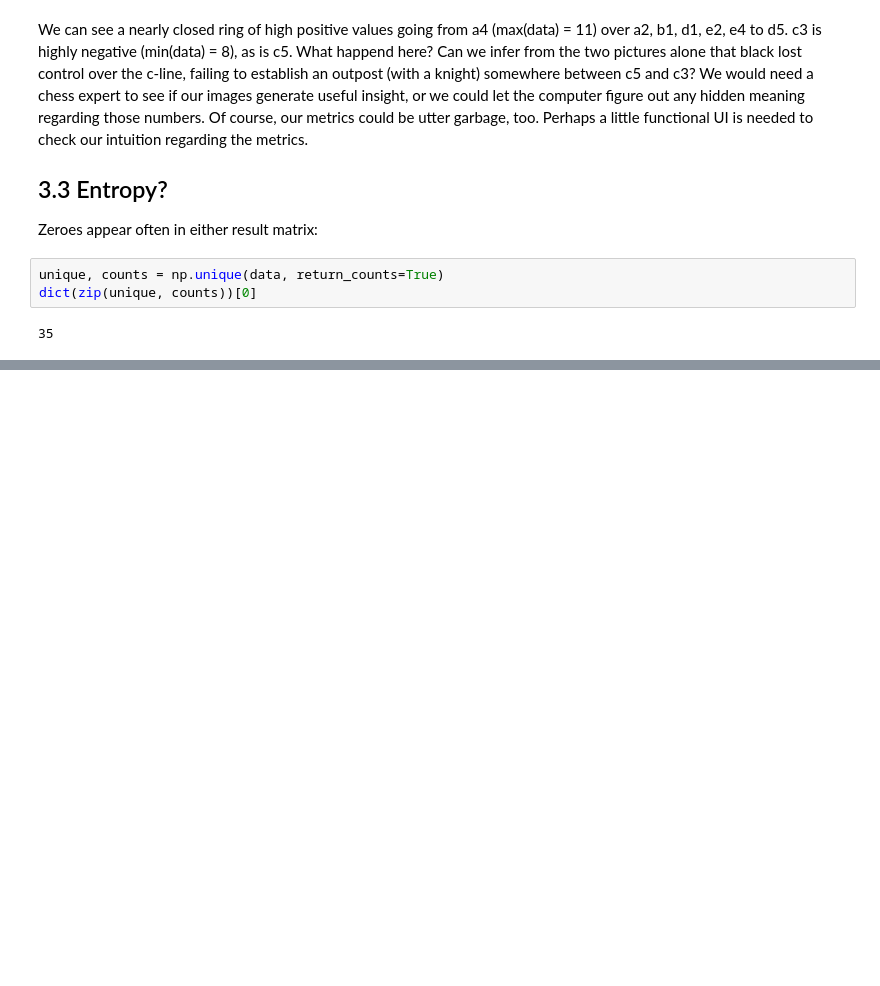
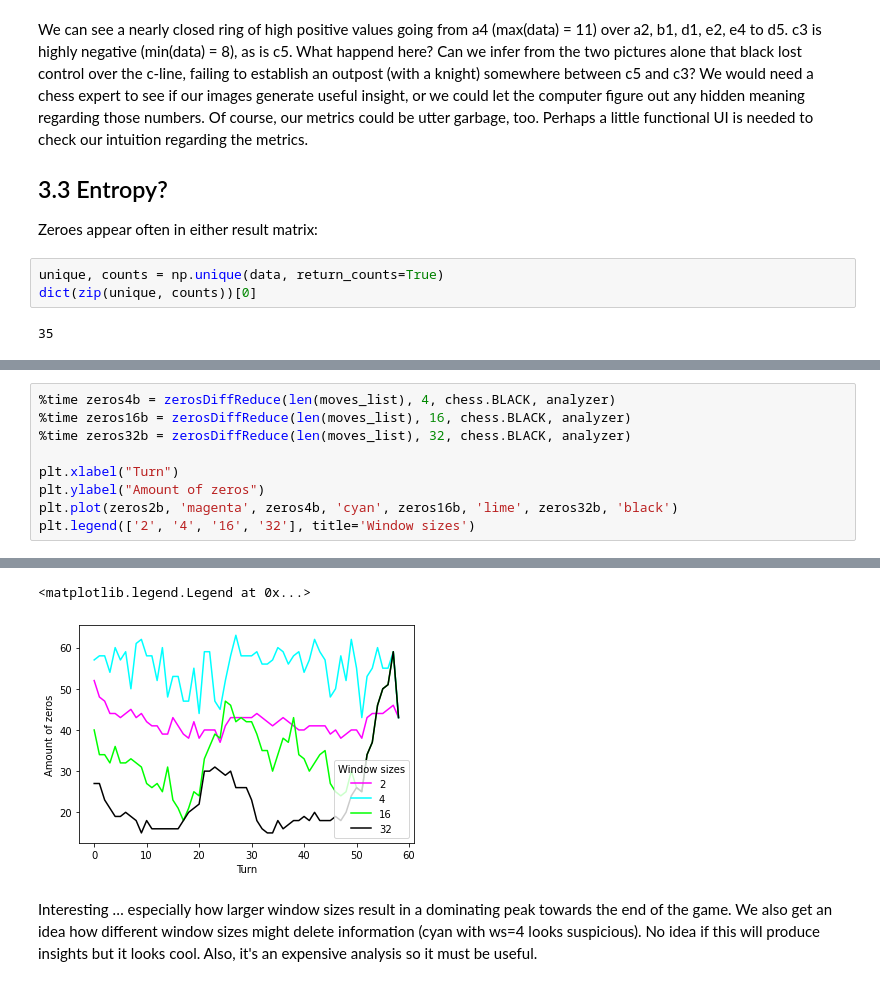
Before and after one commit to mikhas/cheviz, a Jupyter notebook: 01_data.ipynb, the cells around one changed output, grey strips where cells are left out. Drawn from its saved outputs; the diff is of its cells as text; blank space fills up the shorter version.

```diff
--- a/01_data.ipynb
+++ b/01_data.ipynb
@@ -301,0 +338,10 @@ That's over half the squares of a chess board in what I would think was a (short
+# %%
+%time zeros4b = zerosDiffReduce(len(moves_list), 4, chess.BLACK, analyzer)
+%time zeros16b = zerosDiffReduce(len(moves_list), 16, chess.BLACK, analyzer)
+%time zeros32b = zerosDiffReduce(len(moves_list), 32, chess.BLACK, analyzer)
+
+plt.xlabel("Turn")
+plt.ylabel("Amount of zeros")
+plt.plot(zeros2b, 'magenta', zeros4b, 'cyan', zeros16b, 'lime', zeros32b, 'black')
+plt.legend(['2', '4', '16', '32'], title='Window sizes')
+# %% [output]
@@ -301,0 +354,4 @@ That's over half the squares of a chess board in what I would think was a (short
+<matplotlib.legend.Legend at 0x...>
+[figure, added]
+# %% [markdown]
+Interesting … especially how larger window sizes result in a dominating peak towards the end of the game. We also get an idea how different window sizes might delete information (cyan with ws=4 looks suspicious). No idea if this will produce insights but it looks cool. Also, it's an expensive analysis so it must be useful.
```
Also changed, not shown: parts of 5 cells of this notebook, 3 other files.
